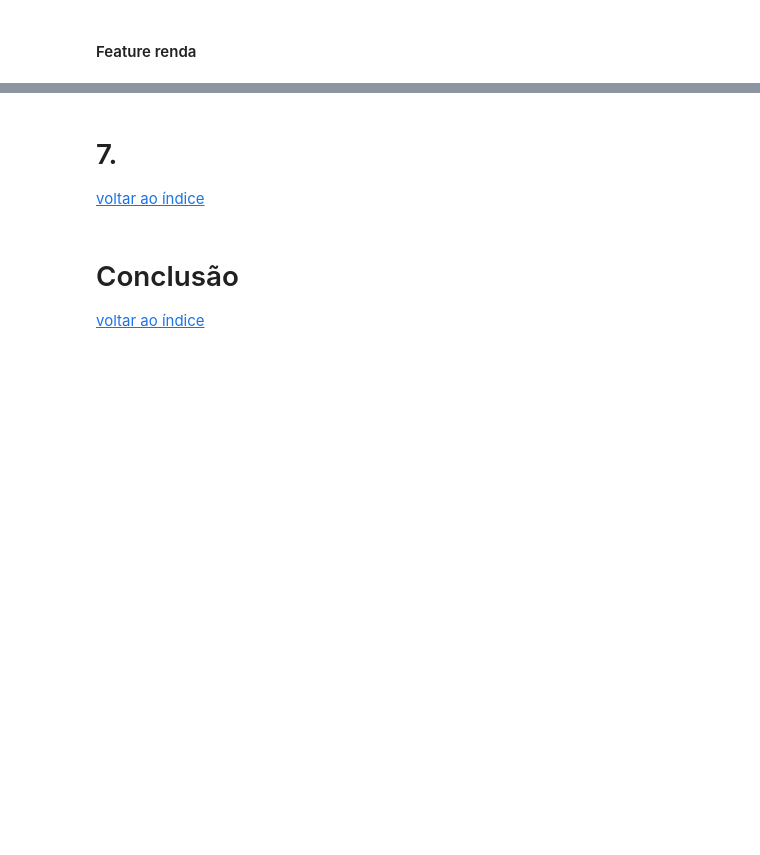
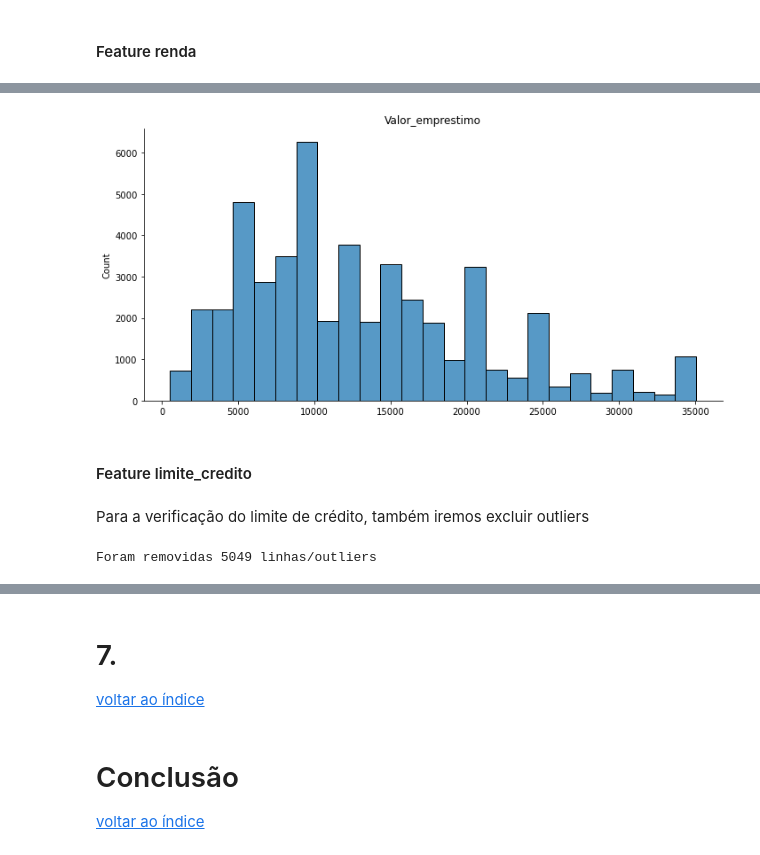
Before and after one commit to ihaveonesun/analise_descritiva_banco, a Jupyter notebook: analise_descritiva_banco_01.ipynb, the cells around one changed output, grey strips where cells are left out. Saved outputs shown, nothing was run; the diff lists cells and outputs as text; code cells hidden in the pictures; blank space fills up the shorter version.

```diff
--- a/analise_descritiva_banco_01.ipynb
+++ b/analise_descritiva_banco_01.ipynb
@@ -217,0 +218,12 @@ Text(0.5, 1.0, 'Renda')
+# %%
+grafico_histograma(df_risco_credito.valor_emprestimo)
+# %% [output]
+[figure, added]
+# %% [markdown]
+#### Feature limite_credito
+# %% [markdown]
+Para a verificação do limite de crédito, também iremos excluir outliers
+# %%
+df_risco_credito = excluir_outliers(df_risco_credito, 'limite_credito')
+# %% [output]
+Foram removidas 5049 linhas/outliers
```
Also changed, not shown: parts of 24 cells of this notebook.
